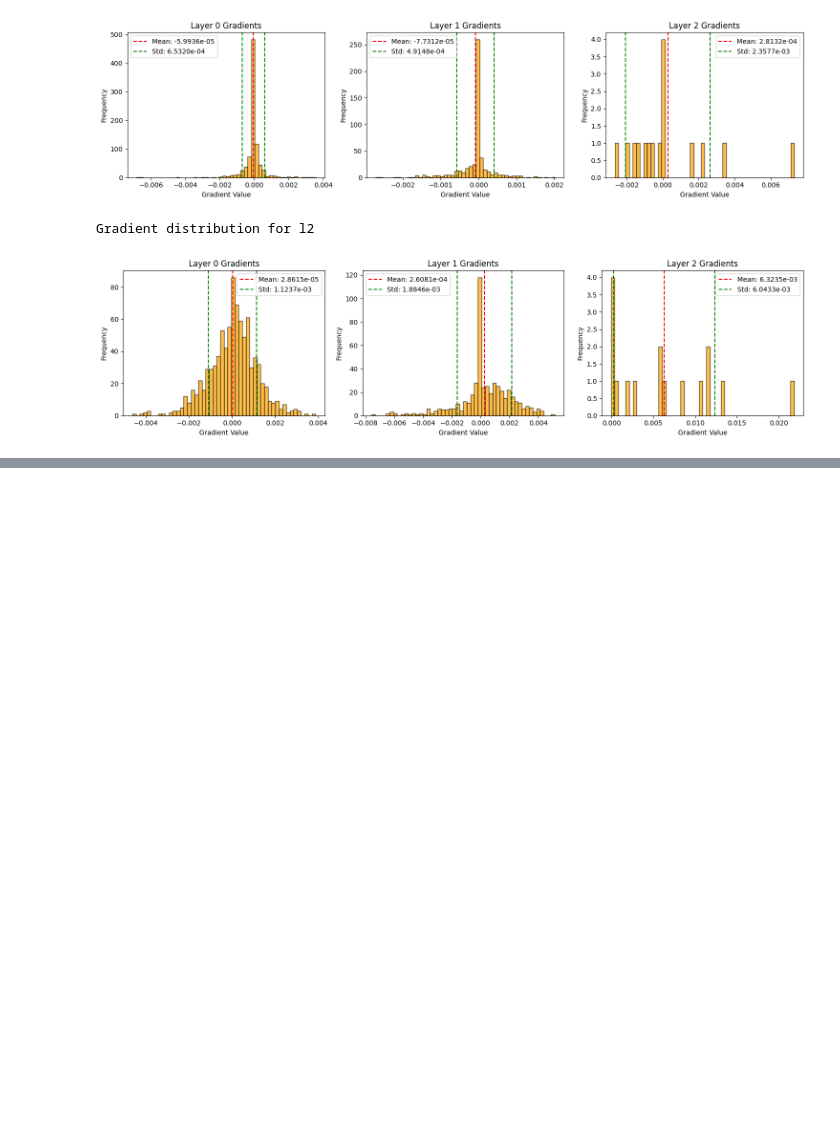
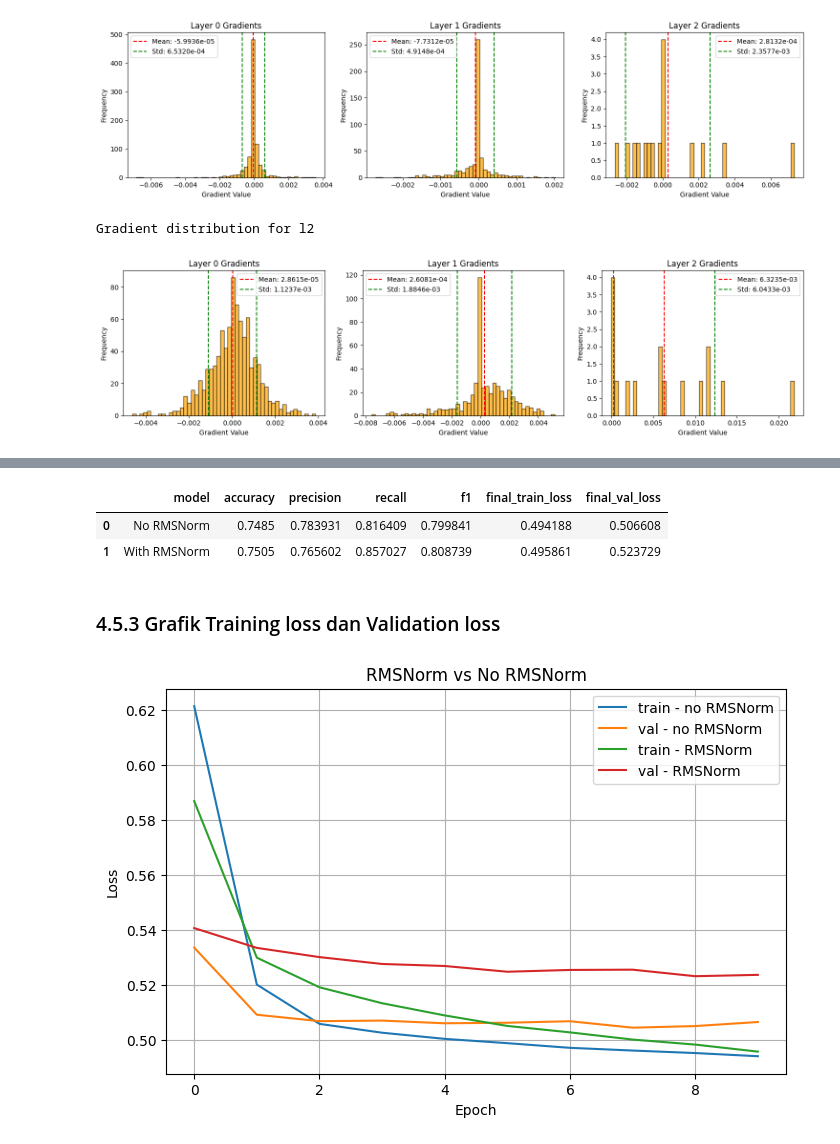
Before and after one commit to reletz/ML-FFNN, a Jupyter notebook: src/notebook/experiments.ipynb, the cells around one changed output, grey strips where cells are left out. Cells and saved outputs as stored; diff of their text form; code cells hidden in the pictures; blank space fills up the shorter version.

Commit message:
feat: add eksperiment for ADModel

```diff
--- a/src/notebook/experiments.ipynb
+++ b/src/notebook/experiments.ipynb
@@ -1032,0 +1070,20 @@ Gradient distribution for l2
+# %%
+model_rmsnorm = ADModel(
+    layer_sizes=rmsnorm_config["layer_sizes"],
+    activations=rmsnorm_config["activations"],
+    loss=rmsnorm_config["loss"],
+    optimizer=Adam(learning_rate=rmsnorm_config["learning_rate"]),
+    initializer=rmsnorm_config["initializer"],
+    regularizer=rmsnorm_config["regularizer"],
+    use_rmsnorm=True,
+    rmsnorm_eps=1e-8,
+)
+
+history_rmsnorm = model_rmsnorm.fit(
+    X_train, y_train,
+    X_val, y_val,
+    epochs=rmsnorm_config["epochs"],
+    batch_size=rmsnorm_config["batch_size"],
+    verbose=rmsnorm_config["verbose"],
+    learning_rate=rmsnorm_config["learning_rate"],
+)
@@ -1032,0 +1115,45 @@ Gradient distribution for l2
+# %%
+def evaluate_binary_model(model, X, y):
+    y_prob = model.predict(X)
+    y_pred = (y_prob >= 0.5).astype(int)
+
+    return {
+        "accuracy": accuracy_score(y, y_pred),
+        "precision": precision_score(y, y_pred, zero_division=0),
+        "recall": recall_score(y, y_pred, zero_division=0),
+        "f1": f1_score(y, y_pred, zero_division=0),
+    }
+
+metrics_no_norm = evaluate_binary_model(model_no_norm, X_val, y_val)
+metrics_rmsnorm = evaluate_binary_model(model_rmsnorm, X_val, y_val)
+
+results_rmsnorm = pd.DataFrame([
+    {"model": "No RMSNorm", **metrics_no_norm,
+     "final_train_loss": history_no_norm["train_loss"][-1],
+     "final_val_loss": history_no_norm["val_loss"][-1]},
+    {"model": "With RMSNorm", **metrics_rmsnorm,
+     "final_train_loss": history_rmsnorm["train_loss"][-1],
+     "final_val_loss": history_rmsnorm["val_loss"][-1]},
+])
+
+results_rmsnorm
+# %% [output]
+|  | model | accuracy | precision | recall | f1 | final_train_loss | final_val_loss |
+| 0 | No RMSNorm | 0.7485 | 0.783931 | 0.816409 | 0.799841 | 0.494188 | 0.506608 |
+| 1 | With RMSNorm | 0.7505 | 0.765602 | 0.857027 | 0.808739 | 0.495861 | 0.523729 |
+# %% [markdown]
+### 4.5.3 Grafik Training loss dan Validation loss
+# %%
+plt.figure(figsize=(8, 5))
+plt.plot(history_no_norm["train_loss"], label="train - no RMSNorm")
+plt.plot(history_no_norm["val_loss"], label="val - no RMSNorm")
+plt.plot(history_rmsnorm["train_loss"], label="train - RMSNorm")
+plt.plot(history_rmsnorm["val_loss"], label="val - RMSNorm")
+plt.title("RMSNorm vs No RMSNorm")
+plt.xlabel("Epoch")
+plt.ylabel("Loss")
+plt.legend()
+plt.grid(True)
+plt.show()
+# %% [output]
+[figure, added]
```
Also changed, not shown: parts of 18 cells of this notebook.
